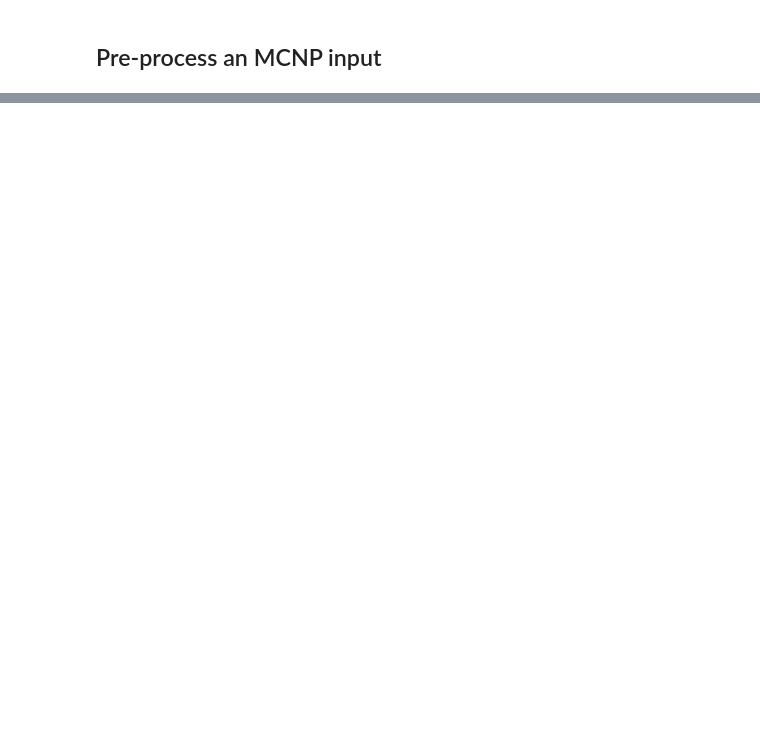
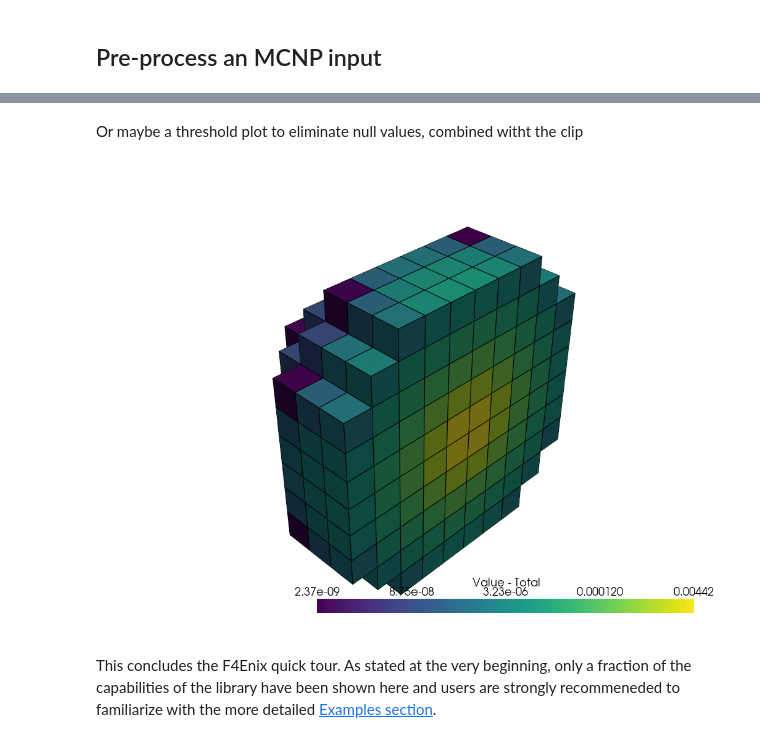
Before and after one commit to Fusion4Energy/F4Enix, a Jupyter notebook: docs/source/tutorial/tutorial.ipynb, the cells around one changed output, grey strips where cells are left out. Cells and saved outputs as stored; diff of their text form; code cells hidden in the pictures; blank space fills up the shorter version.

Commit message:
add quick tutorial to doc

```diff
--- a/docs/source/tutorial/tutorial.ipynb
+++ b/docs/source/tutorial/tutorial.ipynb
@@ -62,0 +306,11 @@ CELLS:
+# %%
+from f4enix import Meshtal
+
+meshtal = Meshtal('meshtal')  # read the meshtal file
+
+# The meshtal needs to be actively parsed. This is because, in case of large amounts
+# of data, users have the option to parse only a subset of fmeshes.
+meshtal.readMesh()  # by default reads all
+
+fmesh = meshtal.mesh[124]  # select the FMESH124. This is the higher level "f4enix" object
+pv_grid = fmesh.grid  # this is the pyvista native object to be used for further manipulation
@@ -62,0 +337,14 @@ CELLS:
+# %% [markdown]
+Or maybe a threshold plot to eliminate null values, combined witht the clip
+# %%
+grid = pv_grid.threshold(value=1e-30, scalars='Value - Total').clip(normal='y')
+
+# let's create a pyvista plotter
+pv_plotter = Plotter()
+pv_plotter.add_mesh(grid, show_edges=True, scalars='Value - Total', log_scale=True)
+
+pv_plotter.show(jupyter_backend='static')
+# %% [output]
+[figure, added]
+# %% [markdown]
+This concludes the F4Enix quick tour. As stated at the very beginning, only a fraction of the capabilities of the library have been shown here and users are strongly recommeneded to familiarize with the more detailed [Examples section](examples/examples_idx.html).
```
Also changed, not shown: parts of 48 cells of this notebook, 12 other files.
